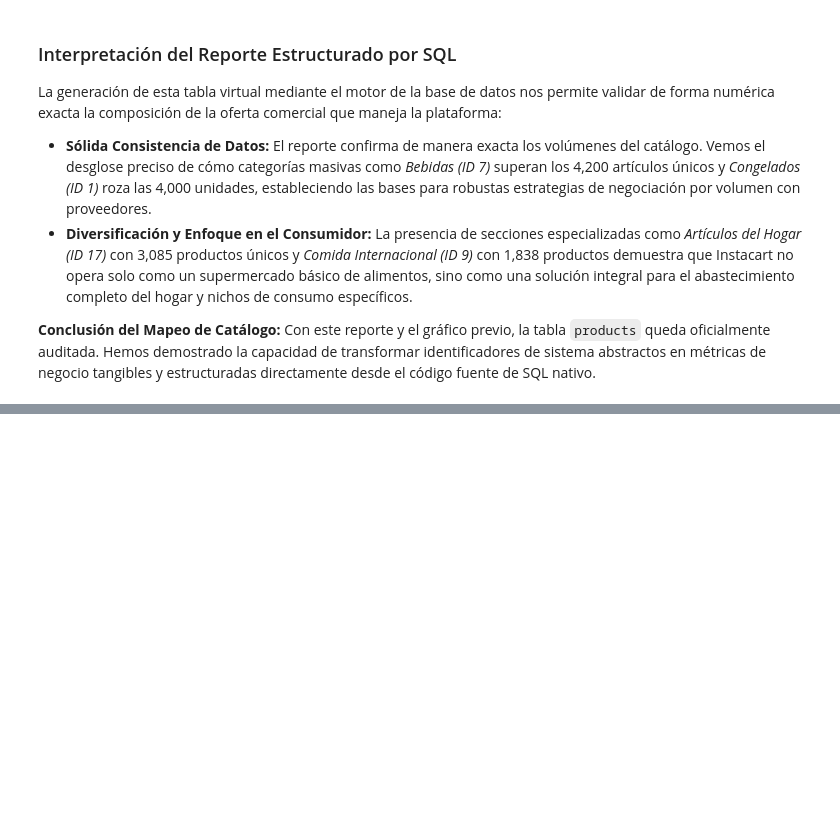
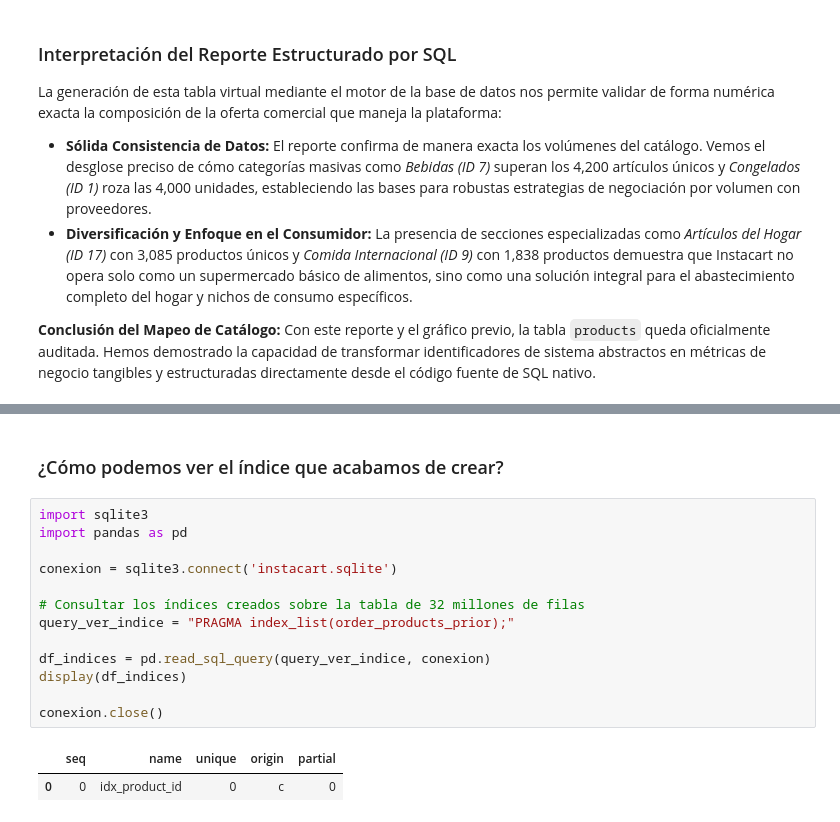
Before and after one commit to danielocutus-tech/practica_sqlite3_profesional, a Jupyter notebook: practica_sqlite3_profesional.ipynb, the cells around one changed output, grey strips where cells are left out. Drawn from its saved outputs; the diff is of its cells as text; blank space fills up the shorter version.

```diff
--- a/practica_sqlite3_profesional.ipynb
+++ b/practica_sqlite3_profesional.ipynb
@@ -554,0 +584,18 @@ ________________________________________________________________________________
+# %% [markdown]
+### ¿Cómo podemos ver el índice que acabamos de crear?
+# %%
+import sqlite3
+import pandas as pd
+
+conexion = sqlite3.connect('instacart.sqlite')
+
+# Consultar los índices creados sobre la tabla de 32 millones de filas
+query_ver_indice = "PRAGMA index_list(order_products_prior);"
+
+df_indices = pd.read_sql_query(query_ver_indice, conexion)
+display(df_indices)
+
+conexion.close()
+# %% [output]
+|  | seq | name | unique | origin | partial |
+| 0 | 0 | idx_product_id | 0 | c | 0 |
```
Also changed, not shown: parts of 14 cells of this notebook.
